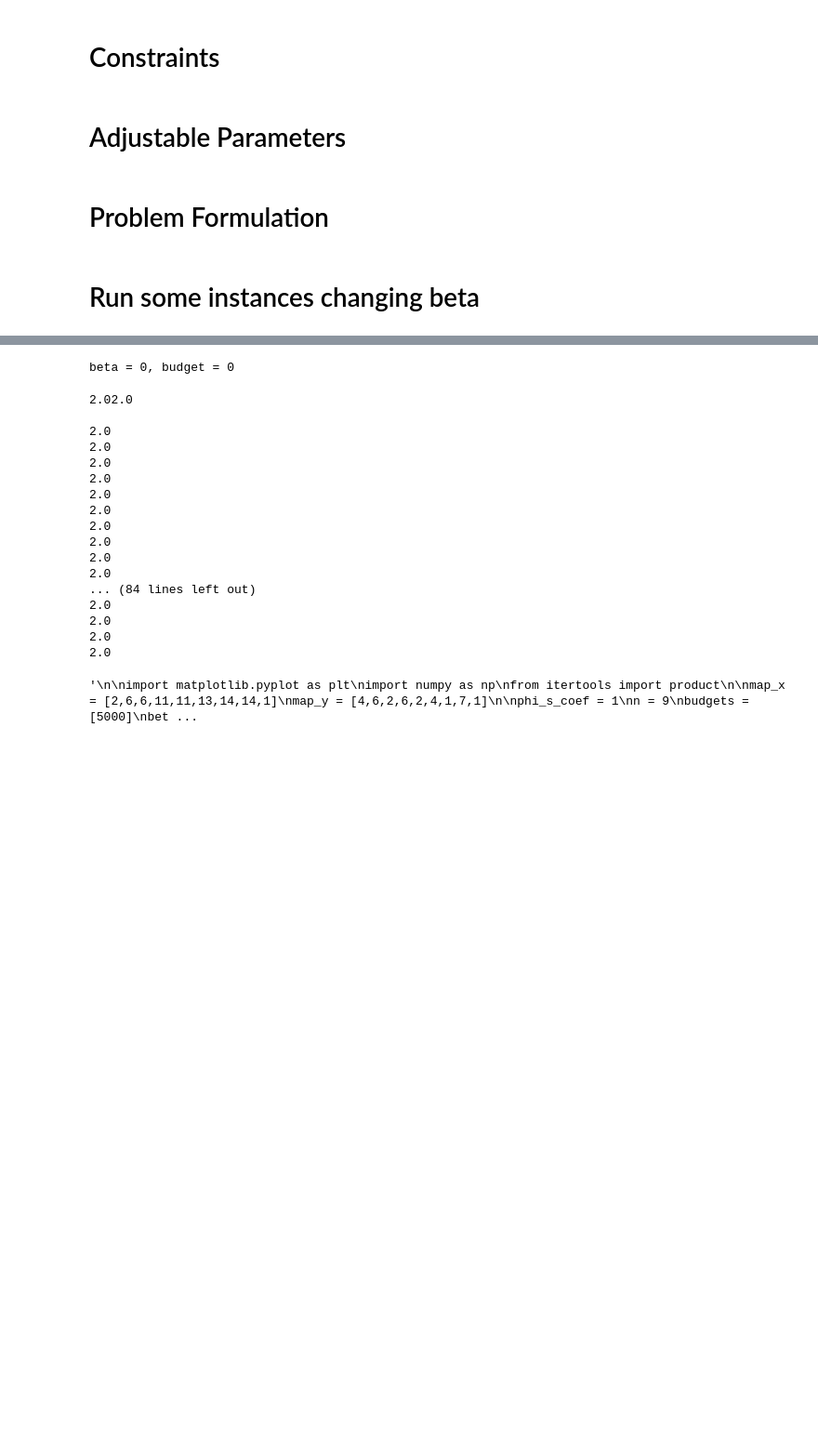
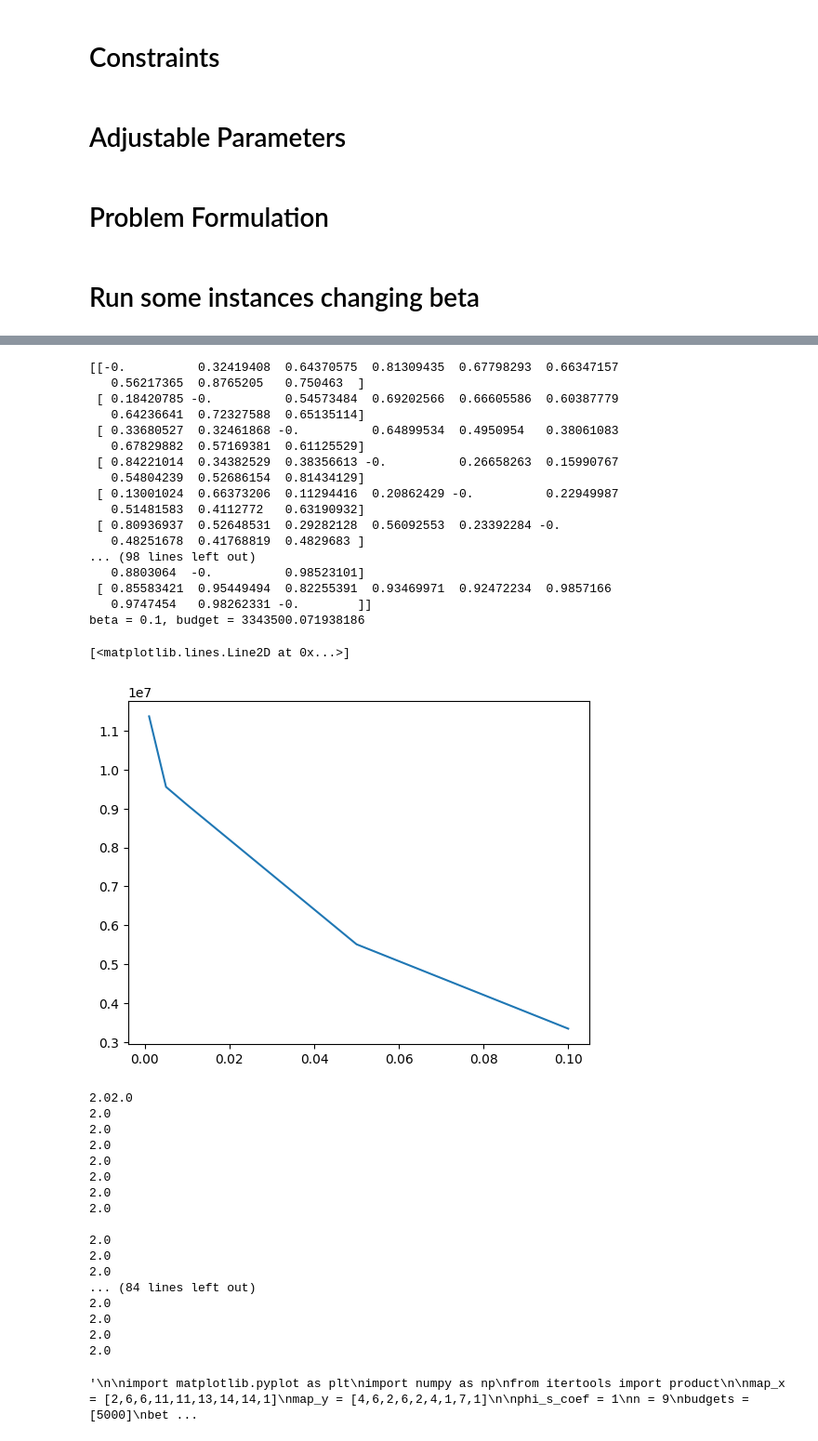
Before and after one commit to frealr/NetworkInfDesign, a Jupyter notebook: code/red_9_nodos/v2.ipynb, the cells around one changed output, grey strips where cells are left out. Shown at 93% size. Drawn from its saved outputs; the diff is of its cells as text; code cells hidden in the pictures; blank space fills up the shorter version.

Commit message:
simulaciones para varias beta

```diff
--- a/code/red_9_nodos/v2.ipynb
+++ b/code/red_9_nodos/v2.ipynb
@@ -77,13 +77,13 @@ for i in range(0,n):
 
 load_factor = 0.25*np.ones(n)
 
-op_link_cost = 4*distance
+op_link_cost = 4*distance*1e-2 #discutir
 
 congestion_coef_stations = 0.1*np.ones(n)
 congestion_coef_links = 0.1*np.ones((n,n))
 prices = np.sqrt(distance)
-travel_time = distance/30
-alt_time = alt_cost/30
+travel_time = 60*distance/30 #time in minutes
+alt_time = 60*alt_cost/30 #time in minutes
 # %% [markdown]
 # Constraints
 # %%
@@ -192,8 +192,8 @@ def make_constraints(stations,stations_prim,links,links_prim,f_cur,f_new,f_ij,de
 # %%
 eps = 1e-2 #small number to avoid infty when dividing
 itermax = 8 #max number of iterations
-betas = [0]
-max_vehicles = 1e4
+betas = [0,0.001,0.005,0.01,0.05,0.1,0.5,1,5]
+max_vehicles = 1e12
 # %% [markdown]
 # Problem Formulation
 # %%
@@ -254,7 +254,7 @@ def prob_solve(demand,alt_time,travel_time,prices,op_link_cost,beta,link_capacit
                     else:
                         cost += 0.01*cvx.inv_pos(delta_links[i,j]+eps) * congestion_coef_links[i,j]
 
-        prob = cvx.Problem(cvx.Minimize(cost),constraints)
+        prob = cvx.Problem(cvx.Minimize(1e-6*cost),constraints)
         print(f"{threading.current_thread().name}:  running iteration {iter+1}/{itermax}")
         assert prob.is_dcp
         prob.solve(solver='MOSEK',verbose=False)
@@ -307,10 +326,35 @@ KeyboardInterrupt:
 # %%
-betas = [0]
+betas = [0,0.001,0.005,0.01,0.05,0.1]
+budgets = []
 for beta in betas:
     datos = np.load(f"./logs/betas/report_beta={beta}.npz")
+    sol = np.load(f"./results/betas/sol_beta={beta}.npz")
+    print(sol['f_cur'])
     print(f"beta = {beta}, budget = {datos['budget']}")
+    budgets.append(datos['budget'])
+
+
+plt.plot(betas[1:],budgets[1:])
 # %% [output]
-beta = 0, budget = 0
+[[-0.          0.32419408  0.64370575  0.81309435  0.67798293  0.66347157
+   0.56217365  0.8765205   0.750463  ]
+ [ 0.18420785 -0.          0.54573484  0.69202566  0.66605586  0.60387779
+   0.64236641  0.72327588  0.65135114]
+ [ 0.33680527  0.32461868 -0.          0.64899534  0.4950954   0.38061083
+   0.67829882  0.57169381  0.61125529]
+ [ 0.84221014  0.34382529  0.38356613 -0.          0.26658263  0.15990767
+   0.54804239  0.52686154  0.81434129]
+ [ 0.13001024  0.66373206  0.11294416  0.20862429 -0.          0.22949987
+   0.51481583  0.4112772   0.63190932]
+ [ 0.80936937  0.52648531  0.29282128  0.56092553  0.23392284 -0.
+   0.48251678  0.41768819  0.4829683 ]
+... (98 lines left out)
+   0.8803064  -0.          0.98523101]
+ [ 0.85583421  0.95449494  0.82255391  0.93469971  0.92472234  0.9857166
+   0.9747454   0.98262331 -0.        ]]
+beta = 0.1, budget = 3343500.071938186
+[<matplotlib.lines.Line2D at 0x...>]
+[figure, added]
 # %%
 import matlab.engine
 
```
Also changed, not shown: parts of 1 cell of this notebook.
